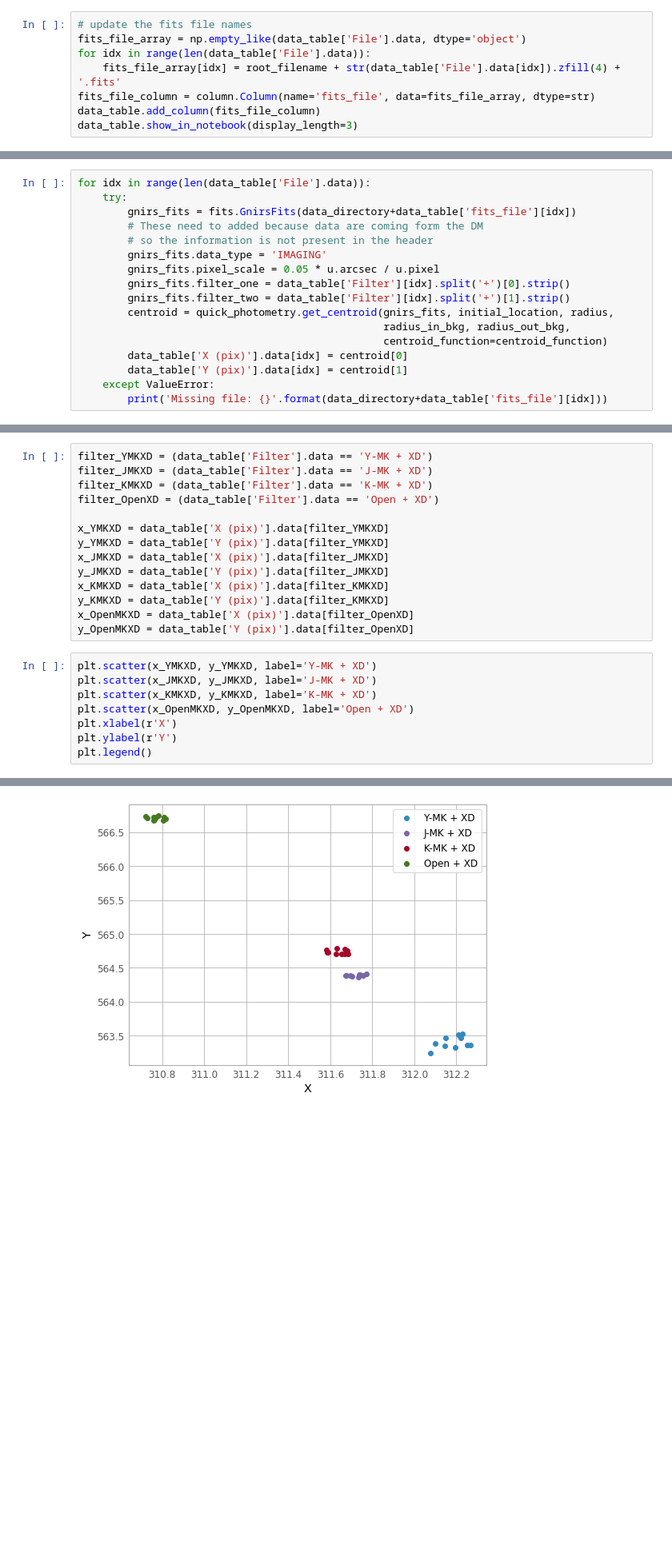
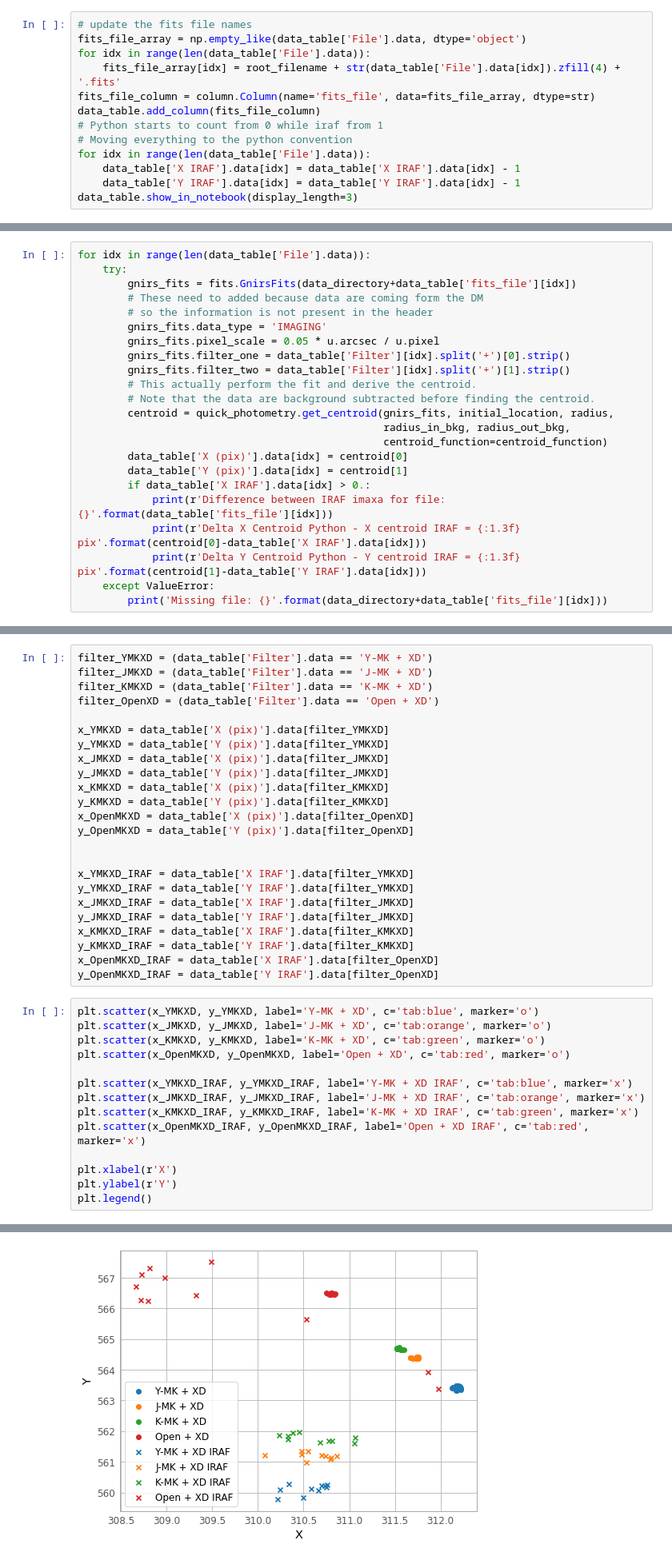
Before and after one commit to EmAstro/gnirs, a Jupyter notebook: doc/notebooks/GNIRS_filter_shift.ipynb, the cells around one changed output, grey strips where cells are left out. Shown at 80% size. Saved outputs shown, nothing was run; the diff lists cells and outputs as text; blank space fills up the shorter version.

```diff
--- a/doc/notebooks/GNIRS_filter_shift.ipynb
+++ b/doc/notebooks/GNIRS_filter_shift.ipynb
@@ -85,6 +87,11 @@ for idx in range(len(data_table['File'].data)):
     fits_file_array[idx] = root_filename + str(data_table['File'].data[idx]).zfill(4) + '.fits'
 fits_file_column = column.Column(name='fits_file', data=fits_file_array, dtype=str)
 data_table.add_column(fits_file_column)
+# Python starts to count from 0 while iraf from 1
+# Moving everything to the python convention
+for idx in range(len(data_table['File'].data)):
+    data_table['X IRAF'].data[idx] = data_table['X IRAF'].data[idx] - 1
+    data_table['Y IRAF'].data[idx] = data_table['Y IRAF'].data[idx] - 1
 data_table.show_in_notebook(display_length=3)
 # %% [output]
 Table length=41
@@ -120,10 +128,16 @@ for idx in range(len(data_table['File'].data)):
         gnirs_fits.pixel_scale = 0.05 * u.arcsec / u.pixel
         gnirs_fits.filter_one = data_table['Filter'][idx].split('+')[0].strip()
         gnirs_fits.filter_two = data_table['Filter'][idx].split('+')[1].strip()
+        # This actually perform the fit and derive the centroid.
+        # Note that the data are background subtracted before finding the centroid.
         centroid = quick_photometry.get_centroid(gnirs_fits, initial_location, radius,
                                                  radius_in_bkg, radius_out_bkg,
                                                  centroid_function=centroid_function)
         data_table['X (pix)'].data[idx] = centroid[0]
         data_table['Y (pix)'].data[idx] = centroid[1]
+        if data_table['X IRAF'].data[idx] > 0.:
+            print(r'Difference between IRAF imaxa for file: {}'.format(data_table['fits_file'][idx]))
+            print(r'Delta X Centroid Python - X centroid IRAF = {:1.3f} pix'.format(centroid[0]-data_table['X IRAF'].data[idx]))
+            print(r'Delta Y Centroid Python - Y centroid IRAF = {:1.3f} pix'.format(centroid[1]-data_table['Y IRAF'].data[idx]))
     except ValueError:
         print('Missing file: {}'.format(data_directory+data_table['fits_file'][idx]))
@@ -205,17 +228,33 @@ x_KMKXD = data_table['X (pix)'].data[filter_KMKXD]
 y_KMKXD = data_table['Y (pix)'].data[filter_KMKXD]
 x_OpenMKXD = data_table['X (pix)'].data[filter_OpenXD]
 y_OpenMKXD = data_table['Y (pix)'].data[filter_OpenXD]
+
+
+x_YMKXD_IRAF = data_table['X IRAF'].data[filter_YMKXD]
+y_YMKXD_IRAF = data_table['Y IRAF'].data[filter_YMKXD]
+x_JMKXD_IRAF = data_table['X IRAF'].data[filter_JMKXD]
+y_JMKXD_IRAF = data_table['Y IRAF'].data[filter_JMKXD]
+x_KMKXD_IRAF = data_table['X IRAF'].data[filter_KMKXD]
+y_KMKXD_IRAF = data_table['Y IRAF'].data[filter_KMKXD]
+x_OpenMKXD_IRAF = data_table['X IRAF'].data[filter_OpenXD]
+y_OpenMKXD_IRAF = data_table['Y IRAF'].data[filter_OpenXD]
 # %%
-plt.scatter(x_YMKXD, y_YMKXD, label='Y-MK + XD')
-plt.scatter(x_JMKXD, y_JMKXD, label='J-MK + XD')
-plt.scatter(x_KMKXD, y_KMKXD, label='K-MK + XD')
-plt.scatter(x_OpenMKXD, y_OpenMKXD, label='Open + XD')
+plt.scatter(x_YMKXD, y_YMKXD, label='Y-MK + XD', c='tab:blue', marker='o')
+plt.scatter(x_JMKXD, y_JMKXD, label='J-MK + XD', c='tab:orange', marker='o')
+plt.scatter(x_KMKXD, y_KMKXD, label='K-MK + XD', c='tab:green', marker='o')
+plt.scatter(x_OpenMKXD, y_OpenMKXD, label='Open + XD', c='tab:red', marker='o')
+
+plt.scatter(x_YMKXD_IRAF, y_YMKXD_IRAF, label='Y-MK + XD IRAF', c='tab:blue', marker='x')
+plt.scatter(x_JMKXD_IRAF, y_JMKXD_IRAF, label='J-MK + XD IRAF', c='tab:orange', marker='x')
+plt.scatter(x_KMKXD_IRAF, y_KMKXD_IRAF, label='K-MK + XD IRAF', c='tab:green', marker='x')
+plt.scatter(x_OpenMKXD_IRAF, y_OpenMKXD_IRAF, label='Open + XD IRAF', c='tab:red', marker='x')
+
 plt.xlabel(r'X')
 plt.ylabel(r'Y')
 plt.legend()
 # %% [output]
 <matplotlib.legend.Legend at 0x...>
-[figure, old version]
+[figure, new version]
 # %%
 median_y_openMKXD = np.nanmedian(y_OpenMKXD)
 median_x_openMKXD = np.nanmedian(x_OpenMKXD)
```
Also changed, not shown: parts of 25 cells of this notebook.
